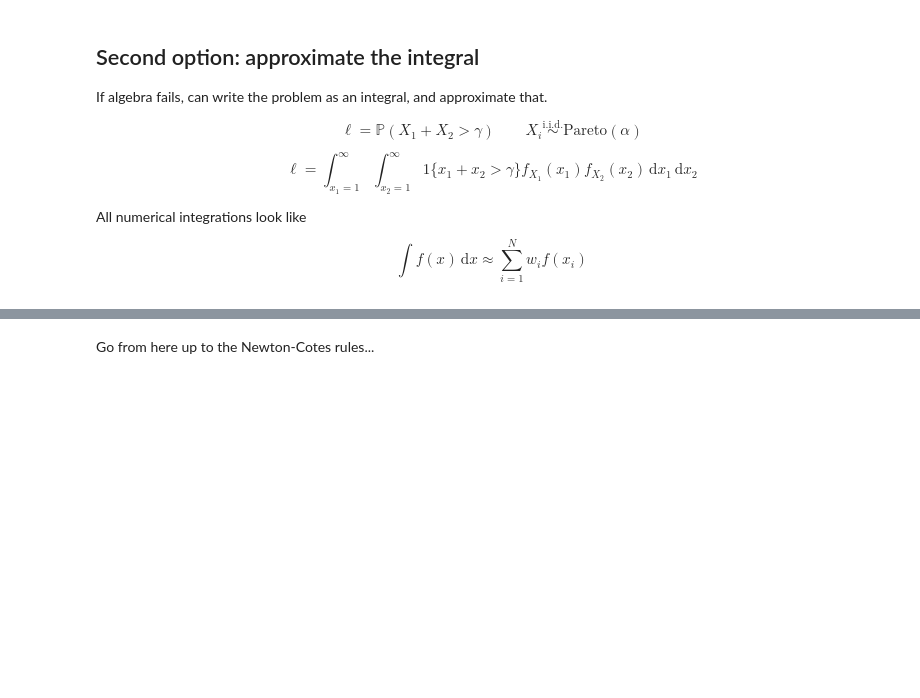
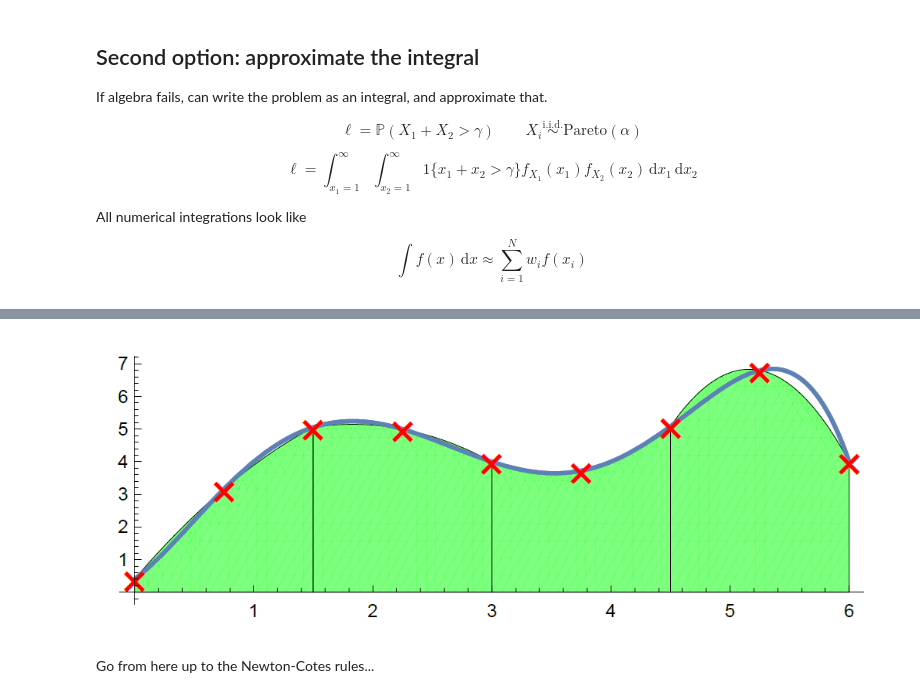
Before and after one commit to Pat-Laub/rare-events, a Jupyter notebook: slides/l1.ipynb, the cells around one changed output, grey strips where cells are left out. Saved outputs shown, nothing was run; the diff lists cells and outputs as text; code cells hidden in the pictures; blank space fills up the shorter version.

```diff
--- a/slides/l1.ipynb
+++ b/slides/l1.ipynb
@@ -222,3 +224,7 @@ $$ \int_a^b f(x) \,\mathrm{d} x \approx \sum_{i=1}^{n-1} \frac{ f(x_i) + f(x_{i+
+# %%
+Image("simpson.png")
+# %% [output]
+[figure, added]
 # %% [markdown]
 Go from here up to the Newton-Cotes rules...
 # %% [markdown]
```
Also changed, not shown: parts of 6 cells of this notebook, 5 other files.
